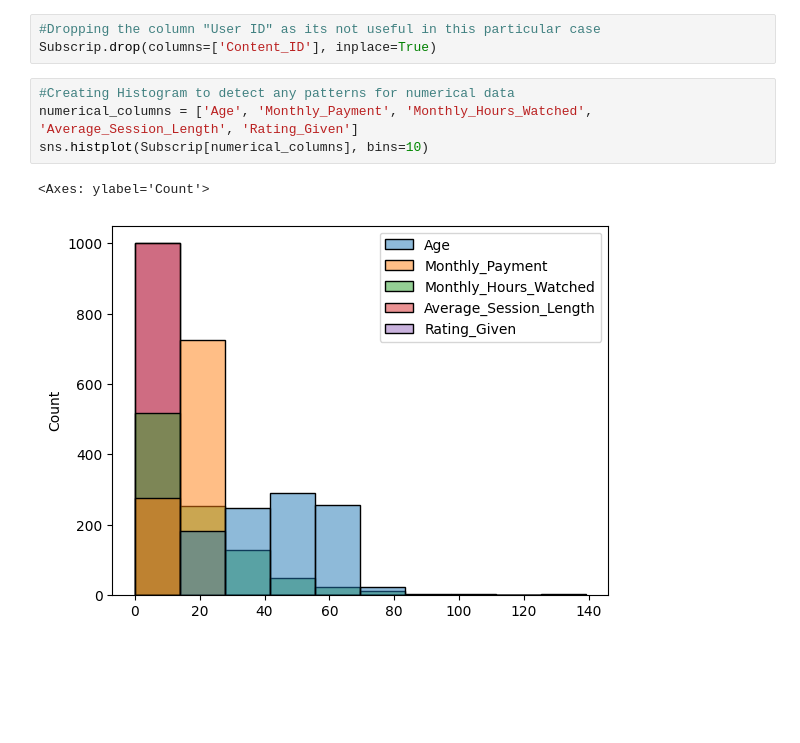
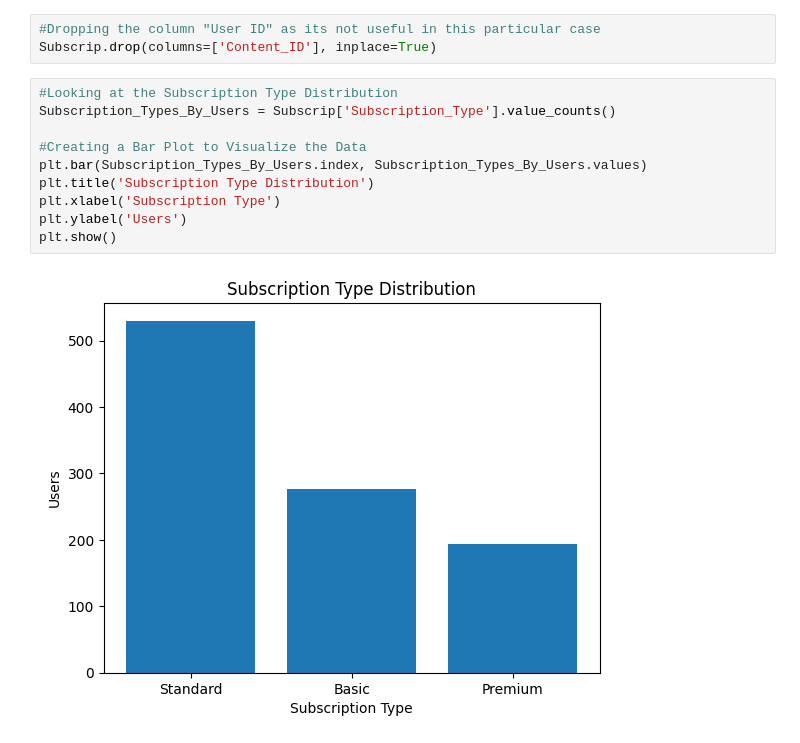
Before and after one commit to ayubsyed/Assignement1-EDA, a Jupyter notebook: Code.ipynb, the cells around one changed output. Drawn from its saved outputs; the diff is of its cells as text; blank space fills up the shorter version.

```diff
--- a/Code.ipynb
+++ b/Code.ipynb
@@ -138,10 +138,15 @@ Subscrip.drop(columns=['User_ID'], inplace=True)
 # %%
 #Dropping the column "User ID" as its not useful in this particular case
 Subscrip.drop(columns=['Content_ID'], inplace=True)
-# %%
-#Creating Histogram to detect any patterns for numerical data
-numerical_columns = ['Age', 'Monthly_Payment', 'Monthly_Hours_Watched', 'Average_Session_Length', 'Rating_Given']
-sns.histplot(Subscrip[numerical_columns], bins=10)
-# %% [output]
-<Axes: ylabel='Count'>
-[figure, removed]
+# %%
+#Looking at the Subscription Type Distribution
+Subscription_Types_By_Users = Subscrip['Subscription_Type'].value_counts()
+
+#Creating a Bar Plot to Visualize the Data
+plt.bar(Subscription_Types_By_Users.index, Subscription_Types_By_Users.values)
+plt.title('Subscription Type Distribution')
+plt.xlabel('Subscription Type')
+plt.ylabel('Users')
+plt.show()
+# %% [output]
+[figure, added]
```
Also changed, not shown: parts of 14 cells of this notebook.
